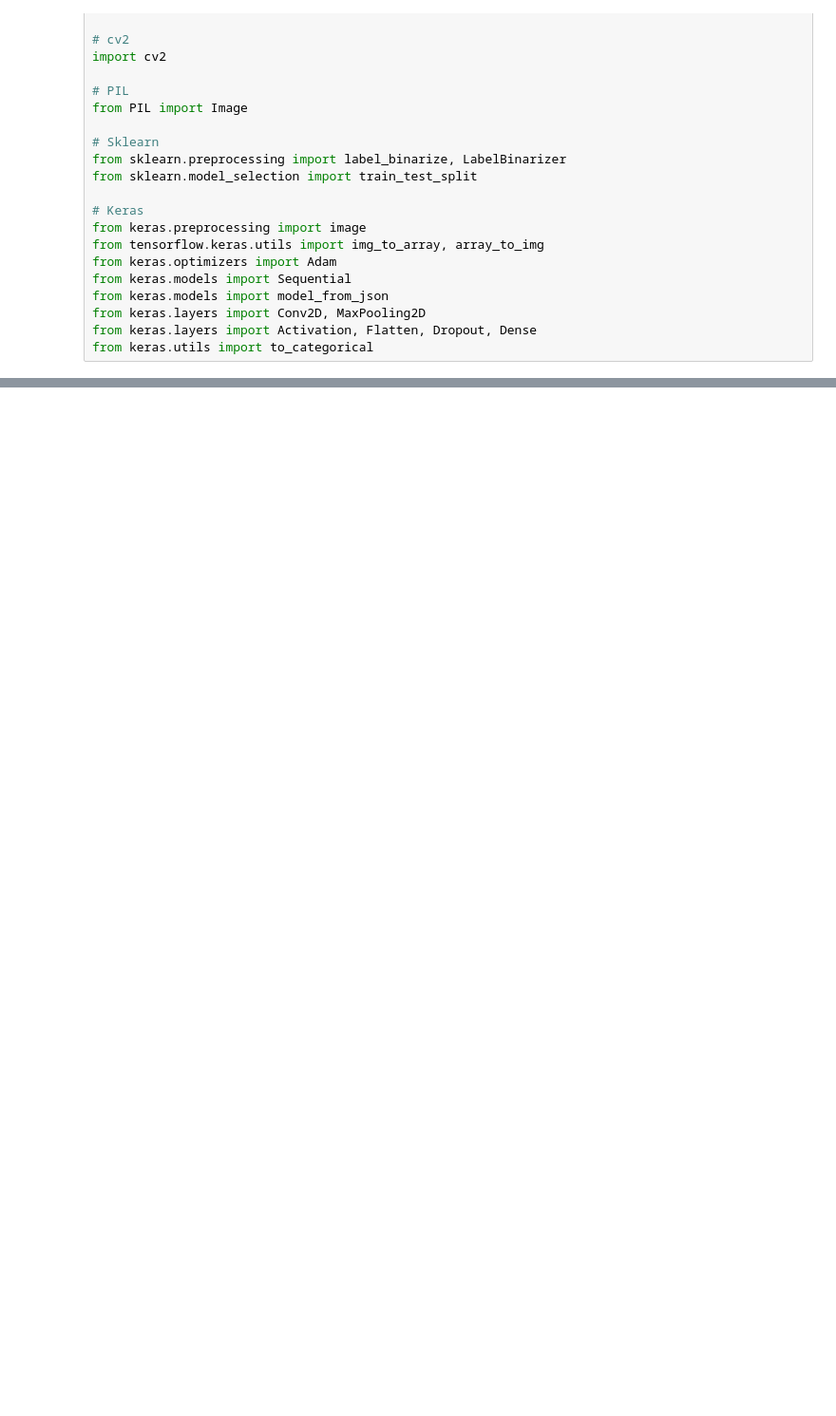
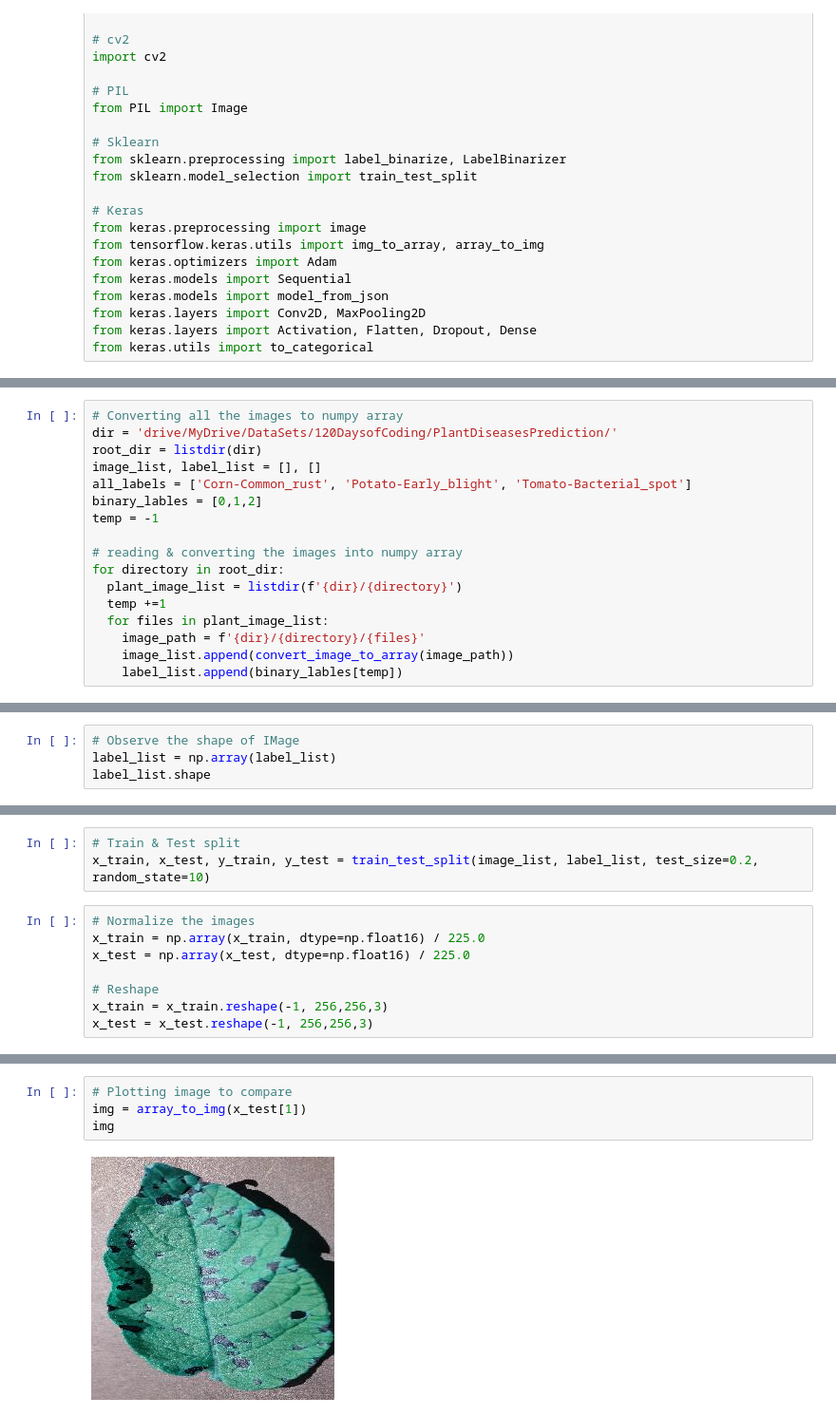
Before and after one commit to rohandawar/-daysforcoding, a Jupyter notebook: plant_disease_detection.ipynb, the cells around one changed output, grey strips where cells are left out. Shown at 95% size. Cells and saved outputs as stored; diff of their text form; blank space fills up the shorter version.

```diff
--- a/plant_disease_detection.ipynb
+++ b/plant_disease_detection.ipynb
@@ -38,0 +81,17 @@ from keras.utils import to_categorical
+# %%
+# Converting all the images to numpy array
+dir = 'drive/MyDrive/DataSets/120DaysofCoding/PlantDiseasesPrediction/'
+root_dir = listdir(dir)
+image_list, label_list = [], []
+all_labels = ['Corn-Common_rust', 'Potato-Early_blight', 'Tomato-Bacterial_spot']
+binary_lables = [0,1,2]
+temp = -1
+
+# reading & converting the images into numpy array
+for directory in root_dir:
+  plant_image_list = listdir(f'{dir}/{directory}')
+  temp +=1
+  for files in plant_image_list:
+    image_path = f'{dir}/{directory}/{files}'
+    image_list.append(convert_image_to_array(image_path))
+    label_list.append(binary_lables[temp])
@@ -38,0 +112,4 @@ from keras.utils import to_categorical
+# %%
+# Observe the shape of IMage
+label_list = np.array(label_list)
+label_list.shape
@@ -38,0 +118,11 @@ from keras.utils import to_categorical
+# %%
+# Train & Test split
+x_train, x_test, y_train, y_test = train_test_split(image_list, label_list, test_size=0.2, random_state=10)
+# %%
+# Normalize the images
+x_train = np.array(x_train, dtype=np.float16) / 225.0
+x_test = np.array(x_test, dtype=np.float16) / 225.0
+
+# Reshape
+x_train = x_train.reshape(-1, 256,256,3)
+x_test = x_test.reshape(-1, 256,256,3)
@@ -38,0 +243,6 @@ from keras.utils import to_categorical
+# %%
+# Plotting image to compare
+img = array_to_img(x_test[1])
+img
+# %% [output]
+[figure, added]
```
Also changed, not shown: parts of 21 cells of this notebook.
